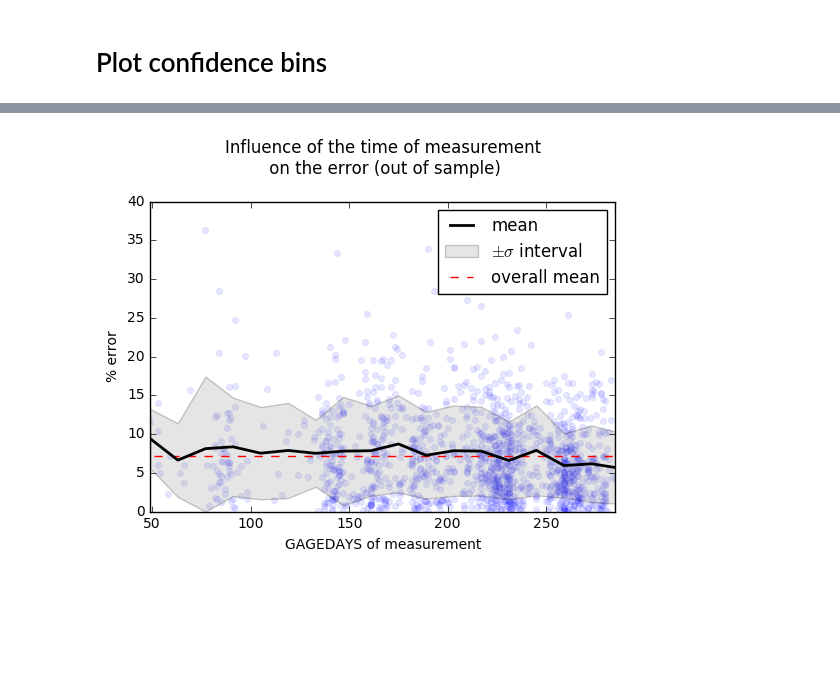
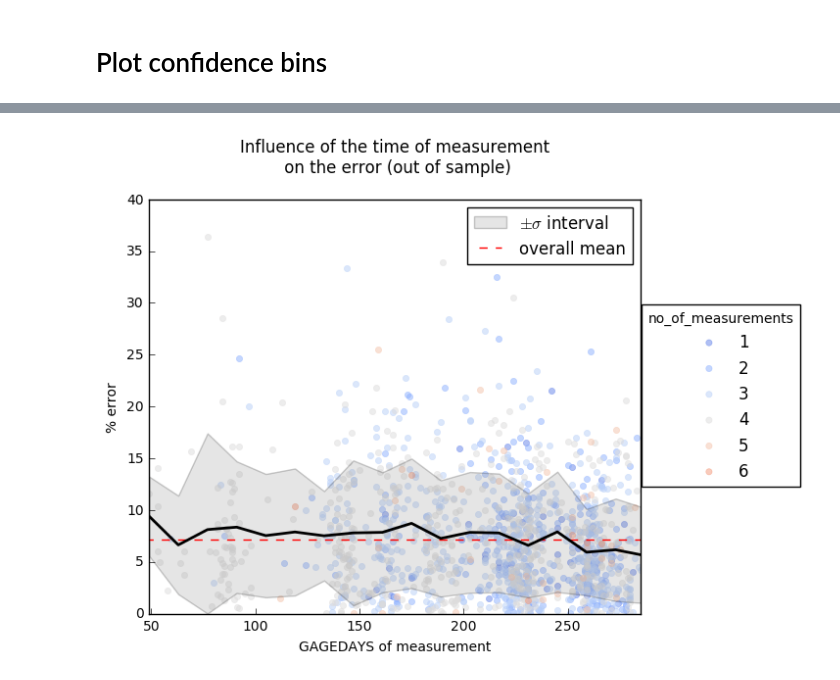
Before and after one commit to partmor/ODSC16-Hackathon, a Jupyter notebook: xgb_n_row_per_subj.ipynb, the cells around one changed output, grey strips where cells are left out. Cells and saved outputs as stored; diff of their text form; code cells hidden in the pictures; blank space fills up the shorter version.

Commit message:
improved error graphs group Kfold and random gridsearch for all presentable cases

```diff
--- a/xgb_n_row_per_subj.ipynb
+++ b/xgb_n_row_per_subj.ipynb
@@ -67,6 +68,9 @@ shifted_df['SUBJID'] = df['SUBJID']
 shifted_df = shifted_df[shifted_df['SUBJID'] == shifted_df['SUBJID_prev']].drop(['SUBJID','SUBJID_prev'], axis=1)
 # %%
 df_m = df.merge(shifted_df,how='left',left_index=True,right_index=True)
+# %%
+df_m = df_m.merge(df_m.groupby('SUBJID')[['SUBJID']].count(),
+                  how='left',left_on='SUBJID',right_index=True,suffixes=('', '_count'))
 # %%
 df_m = df_m.ix[:,:]
 df_m.head(10)
@@ -118,8 +108,9 @@ x_train, y_train = X[train_idx], Y[train_idx]
 x_test, y_test = X[test_idx], Y[test_idx]
 
 groups_for_cv = x_train[:,0]
-x_train = x_train[:,1:]
-x_test = x_test[:,1:]
+no_of_measurements = x_test[:,-1]
+x_train = x_train[:,1:-1]
+x_test = x_test[:,1:-1]
 # %% [markdown]
 ### CV strategy
 # %%
@@ -222,5 +201,9 @@ plt.legend();
 # %%
+t = x_test[:,4]
 week_bins = np.digitize(x=t, bins=np.arange(0,t.max(),14))
-
+data_plot = pd.DataFrame({'t':t, 'pct_error':pct_error, 'no_of_measurements': no_of_measurements.astype(int)})
 pct_error_binned_df = pd.DataFrame(np.concatenate((pct_error.reshape(-1,1),week_bins.reshape(-1,1)),axis=1),
                                 columns=['y_test','bin'])
+pct_error_binned_df = pct_error_binned_df.groupby('bin').agg([np.mean,np.std,'count'])
+pct_error_binned_df.columns = pct_error_binned_df.columns.droplevel()
+reescaled_x = pct_error_binned_df.index.to_series().values*14-7
@@ -255,15 +244,18 @@ pct_error_binned_df['lower'] *= pct_error_binned_df['lower'] > 0
 # %%
-reescaled_x = pct_error_binned_df.index*14-7
-ax = sns.regplot(x=t,y=pct_error, scatter_kws={'alpha':0.1},fit_reg=False)
+ax = sns.lmplot(x='t',y='pct_error', hue='no_of_measurements', data=data_plot, fit_reg=False,
+          scatter_kws={'alpha':0.5}, palette=sns.color_palette("coolwarm", 7), aspect=1.2).ax
 ax.plot(reescaled_x,pct_error_binned_df['mean'],label='mean',lw=2,color='k')
 ax.fill_between(reescaled_x, pct_error_binned_df['lower'], pct_error_binned_df['upper'],
                  facecolor='grey', alpha=0.2, label=r'$\pm \sigma$ interval')
 ax.set_xlim(t.min(),t.max())
 ax.set_ylim(0,40)
 ax.set_xlabel('GAGEDAYS of measurement')
 ax.set_ylabel('% error')
 ax.set_title('Influence of the time of measurement\n on the error (out of sample)\n')
 ax.hlines(mean_pct_error,xmin=0,xmax=350,colors='r',linestyles='dashed',label='overall mean')
-plt.legend();
+handles, labels = ax.get_legend_handles_labels()
+ax.legend(handles=handles[-2:],labels=labels[-2:])
+ax.spines['top'].set_visible(True)
+ax.spines['right'].set_visible(True);
 # %% [output]
-[figure, old version]
+[figure, new version]
```
Also changed, not shown: parts of 11 cells of this notebook, 3 other files.
